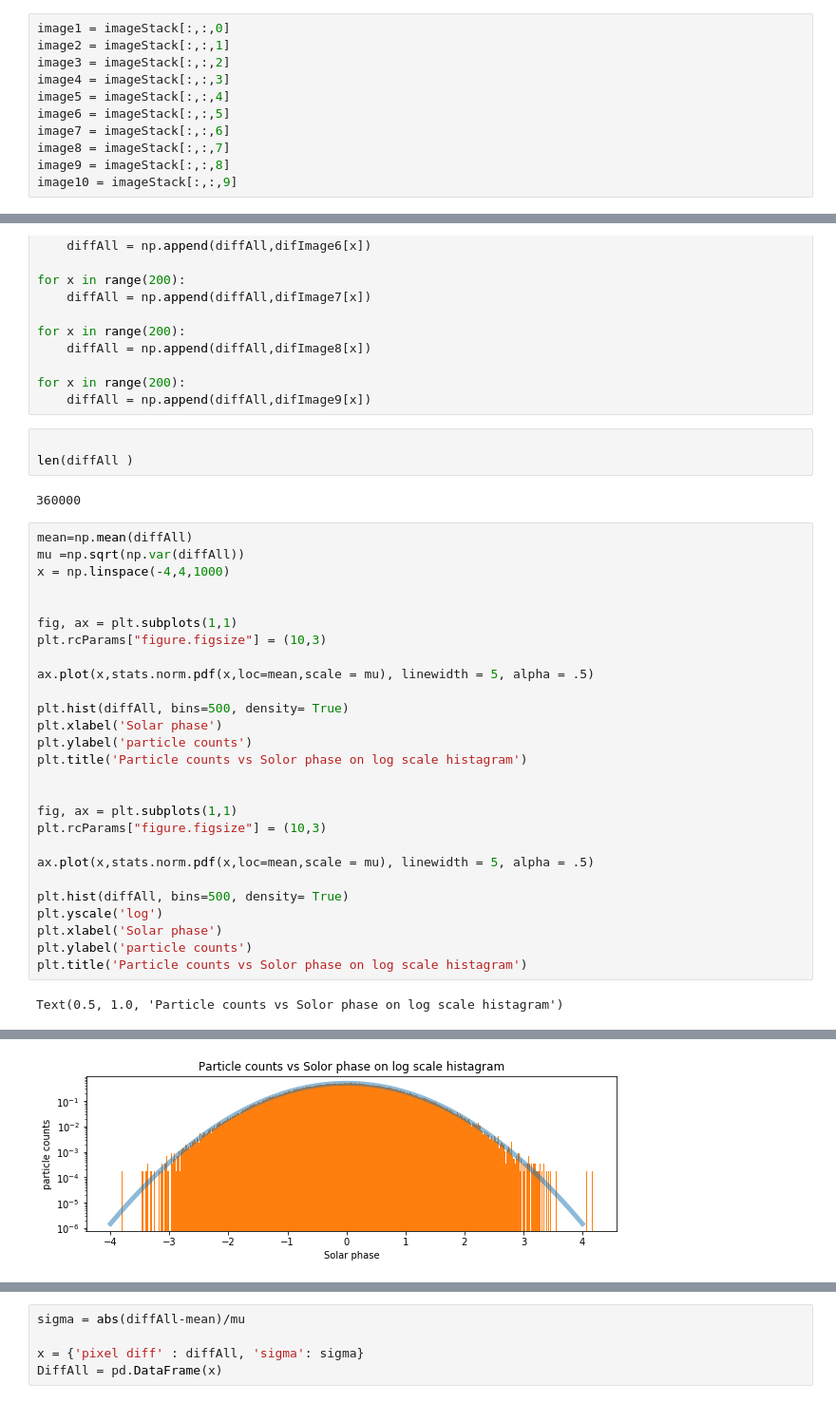
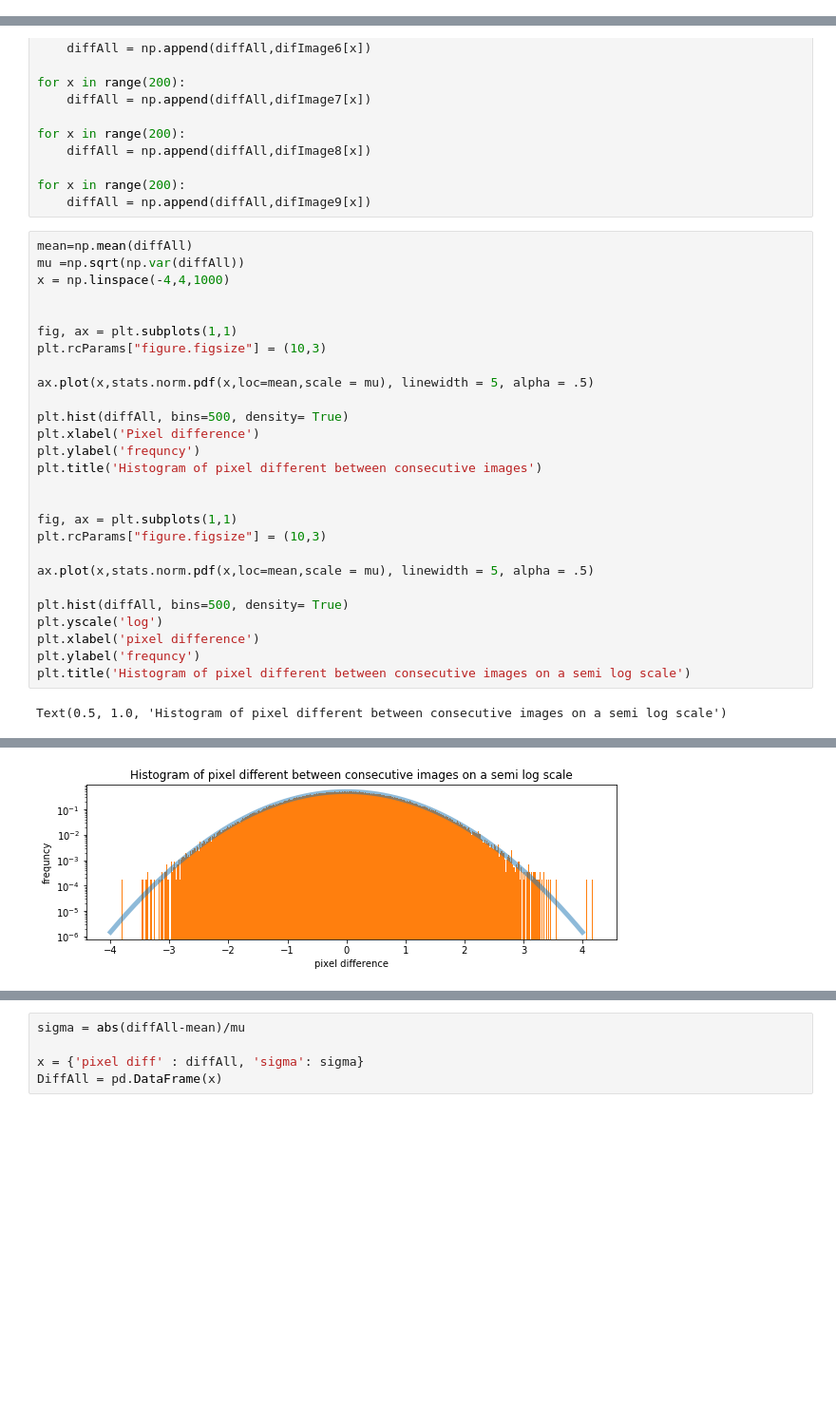
Before and after one commit to GammasBox/phys434Lab, a Jupyter notebook: Lab4.ipynb, the cells around one changed output, grey strips where cells are left out. Shown at 95% size. Saved outputs shown, nothing was run; the diff lists cells and outputs as text; blank space fills up the shorter version.

```diff
--- a/Lab4.ipynb
+++ b/Lab4.ipynb
@@ -362,11 +274,0 @@ So from the pictes themself we dont see any obouse changes with time we do see s
-# %%
-image1 = imageStack[:,:,0]
-image2 = imageStack[:,:,1]
-image3 = imageStack[:,:,2]
-image4 = imageStack[:,:,3]
-image5 = imageStack[:,:,4]
-image6 = imageStack[:,:,5]
-image7 = imageStack[:,:,6]
-image8 = imageStack[:,:,7]
-image9 = imageStack[:,:,8]
-image10 = imageStack[:,:,9]
@@ -423,11 +310,6 @@ for x in range(200):
 
 for x in range(200):
     diffAll = np.append(diffAll,difImage9[x])
-# %%
-
-len(diffAll )
-# %% [output]
-360000
 # %%
 mean=np.mean(diffAll)
 mu =np.sqrt(np.var(diffAll))
@@ -440,9 +322,9 @@ plt.rcParams["figure.figsize"] = (10,3)
 ax.plot(x,stats.norm.pdf(x,loc=mean,scale = mu), linewidth = 5, alpha = .5)
 
 plt.hist(diffAll, bins=500, density= True)
-plt.xlabel('Solar phase')
-plt.ylabel('particle counts')
-plt.title('Particle counts vs Solor phase on log scale histagram')
+plt.xlabel('Pixel difference')
+plt.ylabel('frequncy')
+plt.title('Histogram of pixel different between consecutive images')
 
 
 fig, ax = plt.subplots(1,1)
@@ -452,8 +334,8 @@ ax.plot(x,stats.norm.pdf(x,loc=mean,scale = mu), linewidth = 5, alpha = .5)
 
 plt.hist(diffAll, bins=500, density= True)
 plt.yscale('log')
-plt.xlabel('Solar phase')
-plt.ylabel('particle counts')
-plt.title('Particle counts vs Solor phase on log scale histagram')
+plt.xlabel('pixel difference')
+plt.ylabel('frequncy')
+plt.title('Histogram of pixel different between consecutive images on a semi log scale')
 # %% [output]
-Text(0.5, 1.0, 'Particle counts vs Solor phase on log scale histagram')
+Text(0.5, 1.0, 'Histogram of pixel different between consecutive images on a semi log scale')
@@ -461 +343 @@ Text(0.5, 1.0, 'Particle counts vs Solor phase on log scale histagram')
-[figure, old version]
+[figure, new version]
```
Also changed, not shown: parts of 33 cells of this notebook.
